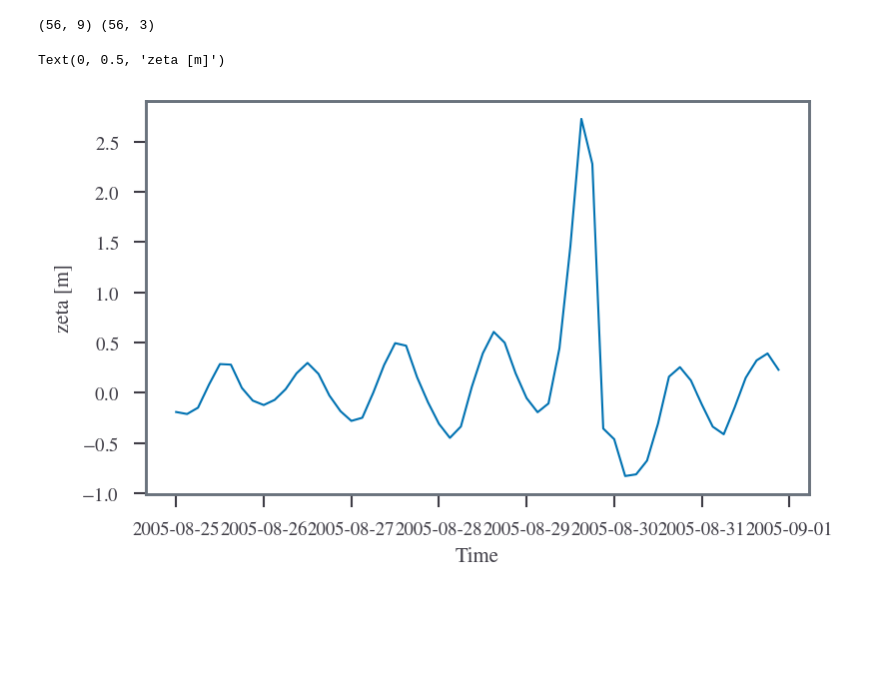
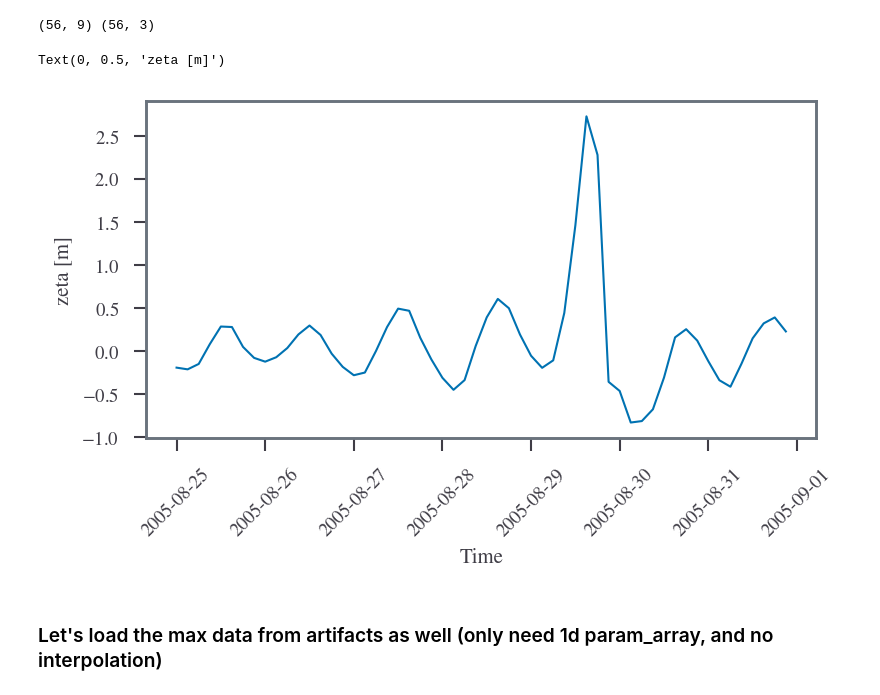
Before and after one commit to sdat2/adcirc-emulation, a Jupyter notebook: notebooks/exploratory/7D_Conversion.ipynb, the cells around one changed output. Drawn from its saved outputs; the diff is of its cells as text; code cells hidden in the pictures; blank space fills up the shorter version.

```diff
--- a/notebooks/exploratory/7D_Conversion.ipynb
+++ b/notebooks/exploratory/7D_Conversion.ipynb
@@ -954,7 +954,7 @@ output_array (56, 3)
 # %%
 from src.constants import NO_BBOX
 
-def generate_parray2d_and_output(version=0):
+def generate_parray2d_and_output(version=0, index=27):
     # load artifact dataset
     # maybe we can add a loop here to get all the artifacts with different versions
     artifact = run.use_artifact(f'sdat2/6d_individual_version2/output_dataset:v{version}', type='dataset')
@@ -984,7 +984,7 @@ def generate_parray2d_and_output(version=0):
     indices, = NO_BBOX.indices_inside(cds_a["lon"].values, cds_a["lat"].values)
     oa = oa.isel(node=indices)
 
-    output_array = oa.isel(node=27).to_array().values.transpose()
+    output_array = oa.isel(node=index).to_array().values.transpose()
 
     return parray_2d, output_array
 
@@ -1004,9 +1004,13 @@ Done. 0:0:12.1
 # %%
 from sithom.plot import plot_defaults
 plot_defaults()
 plt.plot(cds_a["input_time"].values, output_array[:,0])
+# need to rotate the x-axis labels
+plt.xticks(rotation=45)
 plt.xlabel("Time")
 plt.ylabel("zeta [m]")
 # %% [output]
 Text(0, 0.5, 'zeta [m]')
-[figure, old version]
+[figure, new version]
+# %% [markdown]
+### Let's load the max data from artifacts as well (only need 1d param_array, and no interpolation)
```
Also changed, not shown: parts of 3 cells of this notebook.
